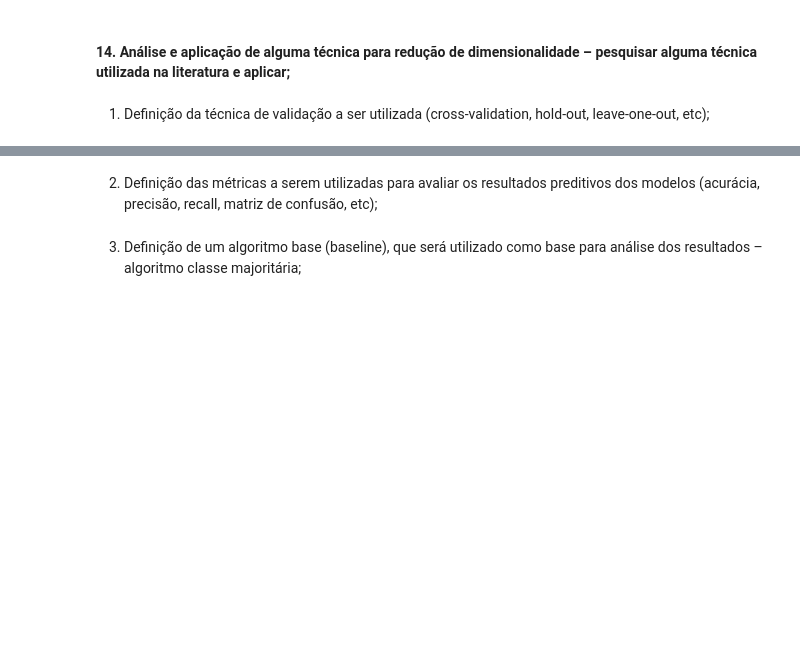
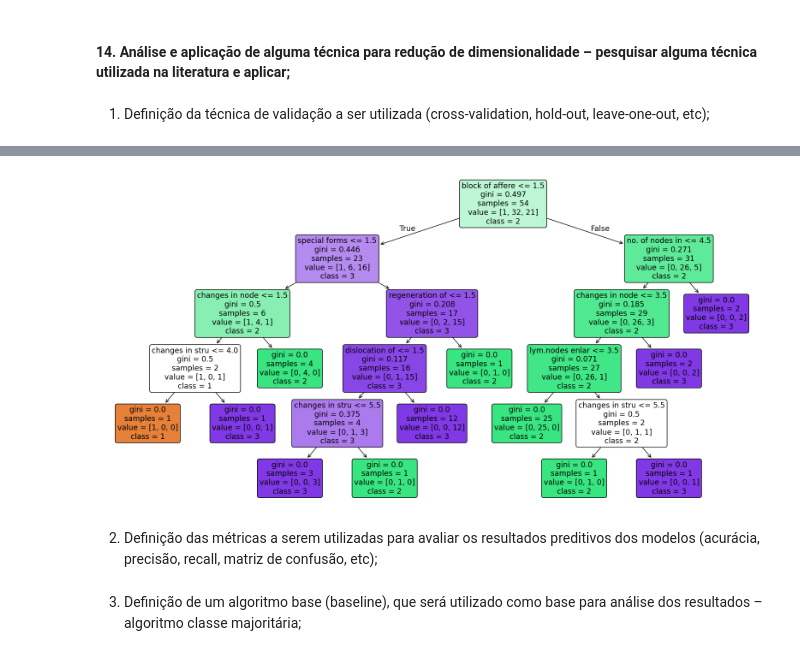
Before and after one commit to Rarvs/Lymhography-data-analysis, a Jupyter notebook: trabalho.ipynb, the cells around one changed output, grey strips where cells are left out. Drawn from its saved outputs; the diff is of its cells as text; code cells hidden in the pictures; blank space fills up the shorter version.

Commit message:
knn, arvore e mlp

```diff
--- a/trabalho.ipynb
+++ b/trabalho.ipynb
@@ -381,0 +397,96 @@ for label in np.unique(y):
+# %%
+from sklearn.model_selection import train_test_split
+from sklearn.neighbors import KNeighborsClassifier
+from sklearn.tree import DecisionTreeClassifier
+from sklearn import tree
+from sklearn.neural_network import MLPClassifier
+from sklearn.metrics import accuracy_score, confusion_matrix
+
+
+# Utilizando validação cruzada estratificada
+x = data_treino.drop(columns=["class"])
+y = data_treino["class"]
+
+# Quantidade de dobras
+k = 5
+dobras = []
+
+for label in np.unique(y):
+    label_indices = np.where(y == label)[0]
+    np.random.shuffle(label_indices)
+    split_folds = np.array_split(label_indices, k)
+    for i in range(k):
+        if len(dobras) < i + 1:
+            dobras.append([])
+        dobras[i].extend(split_folds[i])
+
+
+# Setup KNN
+k_knn = 5
+knn = KNeighborsClassifier(n_neighbors=k_knn)
+knn_accuracies = []
+confusion_matrix_knn = [];
+
+
+#Setup Arvore
+random_state = 42
+decision_tree = DecisionTreeClassifier(random_state = random_state)
+dt_accuracies = []
+
+#Setup MPL
+mlp = MLPClassifier(hidden_layer_sizes=(100,), max_iter=300, activation='relu', solver='adam', random_state = random_state)
+mlp_accuracies = []
+
+accuracies = []
+for i in range(k):
+    # Definir índices de treino e teste
+    test_indices = np.array(dobras[i])
+    train_indices = np.array([idx for j in range(k) if j != i for idx in dobras[j]])
+
+    # Separar dados de treino e teste
+    X_train, X_test = x.iloc[train_indices], x.iloc[test_indices]
+    y_train, y_test = y.iloc[train_indices], y.iloc[test_indices]
+
+    #Algoritmo Classe Majoritária
+    classe_majoritaria = y_train.mode()[0]
+    predictions = [classe_majoritaria] * len(y_test)
+    accuracy = np.mean(predictions == y_test)
+    accuracies.append(accuracy)
+
+    #Algoritmo KNN
+    knn.fit(X_train, y_train)
+    y_pred = knn.predict(X_test)
+    knn_accuracy = accuracy_score(y_test, y_pred)
+    knn_accuracies.append(knn_accuracy)
+    confusion_matrix_knn.append(confusion_matrix(y_test, y_pred))
+
+
+    #Algoritmo Arovre de Decisão
+    decision_tree.fit(X_train, y_train)
+    y_pred_dt = decision_tree.predict(X_test)
+    dt_accuracy = accuracy_score(y_test, y_pred_dt)
+    dt_accuracies.append(dt_accuracy)
+
+    #Algoritmo MLP
+    mlp.fit(X_train, y_train)
+    y_pred_mlp = mlp.predict(X_test)
+    mlp_accuracy = accuracy_score(y_test, y_pred_mlp)
+    mlp_accuracies.append(mlp_accuracy)
+
+
+# Média da Acurácia
+mean_accuracy = np.mean(accuracies)
+mean_knn_accuracy = np.mean(knn_accuracies)
+mean_dt_accuracy = np.mean(dt_accuracies)
+mean_mlp_accuracy = np.mean(mlp_accuracies)
+print(accuracies)
+print(f'Confusão:  {confusion_matrix_knn}')
+print(f'Média da Acurácia Majoritaria: {mean_accuracy:.2f}')
+print(f'Média da Acurácia KNN: {mean_knn_accuracy:.10f}')
+print(f'Média da Acurácia Arvore de Decisão: {mean_dt_accuracy:.10f}')
+print(f'Média da Acurácia MLP: {mean_mlp_accuracy:.10f}')
+
+plot.figure(figsize=(20,10))
+tree.plot_tree(decision_tree, filled=True, feature_names=x.columns, class_names=np.unique(y).astype(str), rounded=True)
+plot.show()
+# %% [output]
@@ -382,3 +505,4 @@ for label in np.unique(y):
+[figure, added]
 # %% [markdown]
 2. Definição das métricas a serem utilizadas para avaliar os resultados preditivos dos modelos
 (acurácia, precisão, recall, matriz de confusão, etc);
```
Also changed, not shown: parts of 4 cells of this notebook.
